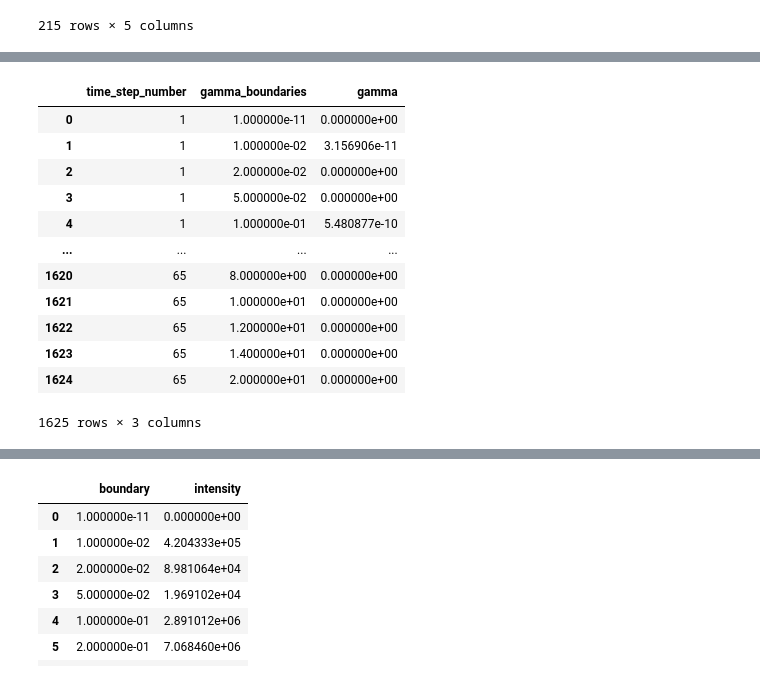
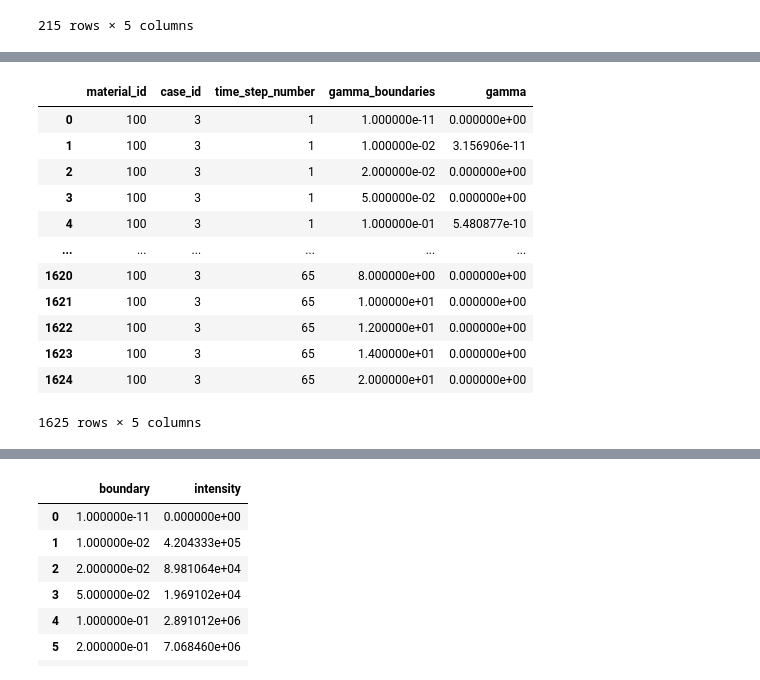
Before and after one commit to MC-kit/xpypact, a Jupyter notebook: notebooks/dvp/try_ducdb.ipynb, the cells around one changed output, grey strips where cells are left out. Cells and saved outputs as stored; diff of their text form; code cells hidden in the pictures.

```diff
--- a/notebooks/dvp/try_ducdb.ipynb
+++ b/notebooks/dvp/try_ducdb.ipynb
@@ -414,18 +432,18 @@ con.execute("select * from timestep_nuclide").df()
 # %%
-ds.gamma.to_dataframe().reset_index()[["time_step_number", "gamma_boundaries", "gamma"]]
+ds.gamma.to_dataframe().reset_index()[["material_id", "case_id", "time_step_number", "gamma_boundaries", "gamma"]]
 # %% [output]
-|  | time_step_number | gamma_boundaries | gamma |
-| 0 | 1 | 1.000000e-11 | 0.000000e+00 |
-| 1 | 1 | 1.000000e-02 | 3.156906e-11 |
-| 2 | 1 | 2.000000e-02 | 0.000000e+00 |
-| 3 | 1 | 5.000000e-02 | 0.000000e+00 |
-| 4 | 1 | 1.000000e-01 | 5.480877e-10 |
-| ... | ... | ... | ... |
-| 1620 | 65 | 8.000000e+00 | 0.000000e+00 |
-| 1621 | 65 | 1.000000e+01 | 0.000000e+00 |
-| 1622 | 65 | 1.200000e+01 | 0.000000e+00 |
-| 1623 | 65 | 1.400000e+01 | 0.000000e+00 |
-| 1624 | 65 | 2.000000e+01 | 0.000000e+00 |
+|  | material_id | case_id | time_step_number | gamma_boundaries | gamma |
+| 0 | 100 | 3 | 1 | 1.000000e-11 | 0.000000e+00 |
+| 1 | 100 | 3 | 1 | 1.000000e-02 | 3.156906e-11 |
+| 2 | 100 | 3 | 1 | 2.000000e-02 | 0.000000e+00 |
+| 3 | 100 | 3 | 1 | 5.000000e-02 | 0.000000e+00 |
+| 4 | 100 | 3 | 1 | 1.000000e-01 | 5.480877e-10 |
+| ... | ... | ... | ... | ... | ... |
+| 1620 | 100 | 3 | 65 | 8.000000e+00 | 0.000000e+00 |
+| 1621 | 100 | 3 | 65 | 1.000000e+01 | 0.000000e+00 |
+| 1622 | 100 | 3 | 65 | 1.200000e+01 | 0.000000e+00 |
+| 1623 | 100 | 3 | 65 | 1.400000e+01 | 0.000000e+00 |
+| 1624 | 100 | 3 | 65 | 2.000000e+01 | 0.000000e+00 |
-1625 rows × 3 columns
+1625 rows × 5 columns
 # %%
 def save_gamma_spectra(con, ds):
```
Also changed, not shown: parts of 12 cells of this notebook, 1 other file.
